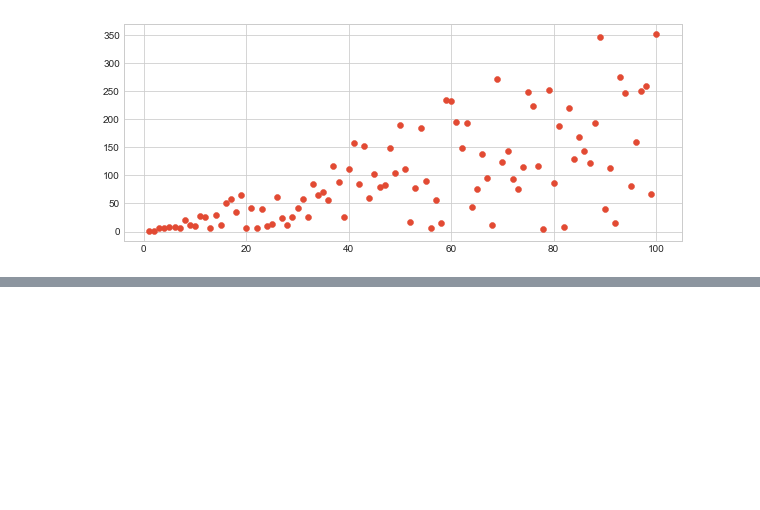
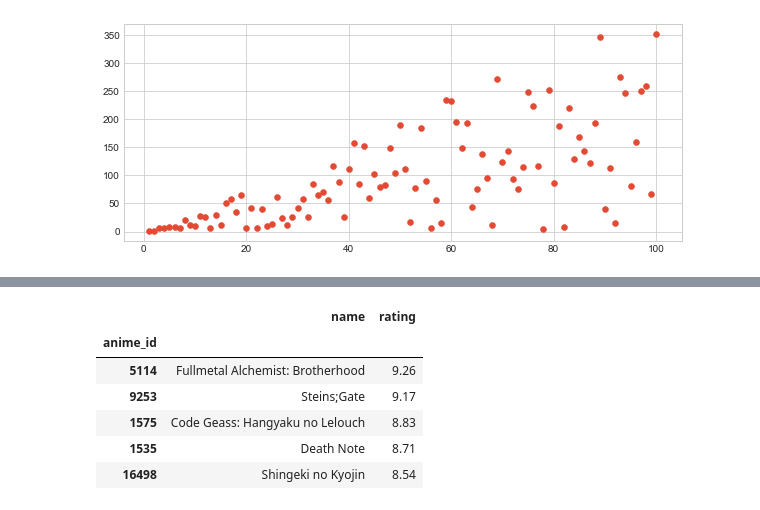
Before and after one commit to LIMDANBI/SKTFLYAI, a Jupyter notebook: pandas/주가 데이터 시각화.ipynb, the cells around one changed output, grey strips where cells are left out. Saved outputs shown, nothing was run; the diff lists cells and outputs as text; code cells hidden in the pictures; blank space fills up the shorter version.

```diff
--- a/pandas/주가 데이터 시각화.ipynb
+++ b/pandas/주가 데이터 시각화.ipynb
@@ -61,0 +89,10 @@ plt.show()
+# %%
+df.loc[((df['members']>=600000) & (df['rating']>=8.5)), ['name', 'rating']]
+# %% [output]
+|  | name | rating |
+| anime_id |  |  |
+| 5114 | Fullmetal Alchemist: Brotherhood | 9.26 |
+| 9253 | Steins;Gate | 9.17 |
+| 1575 | Code Geass: Hangyaku no Lelouch | 8.83 |
+| 1535 | Death Note | 8.71 |
+| 16498 | Shingeki no Kyojin | 8.54 |
```
Also changed, not shown: parts of 6 cells of this notebook.
